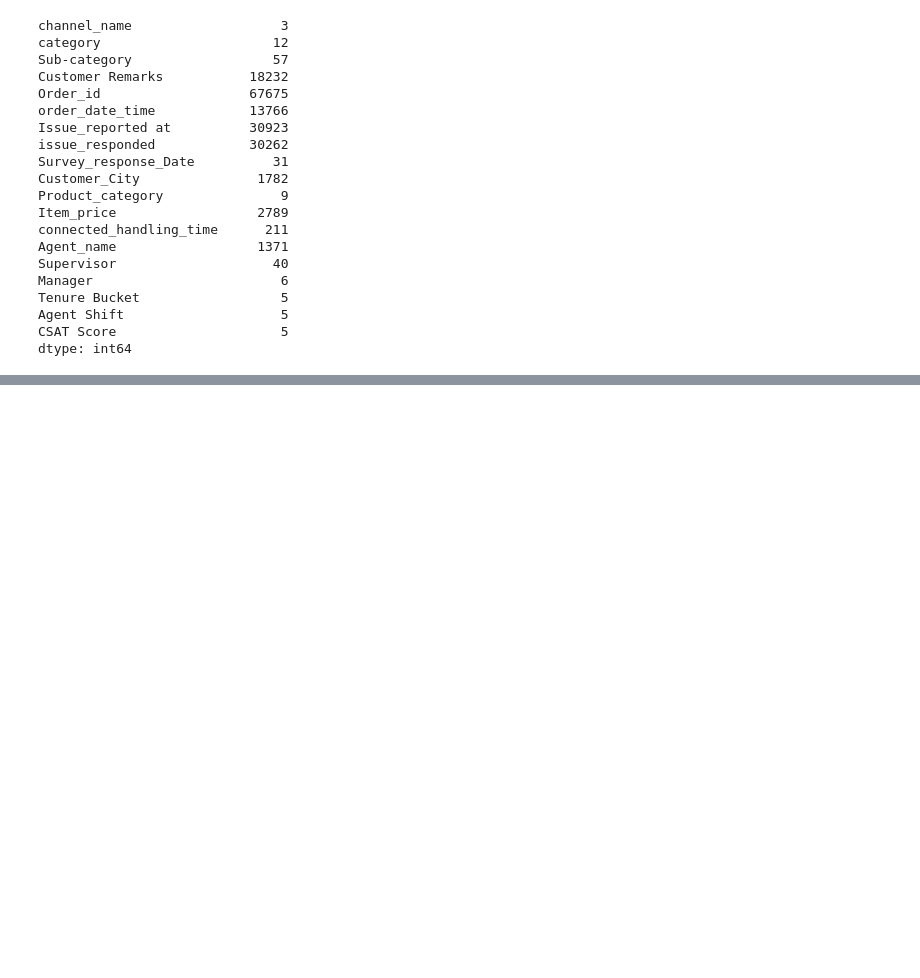
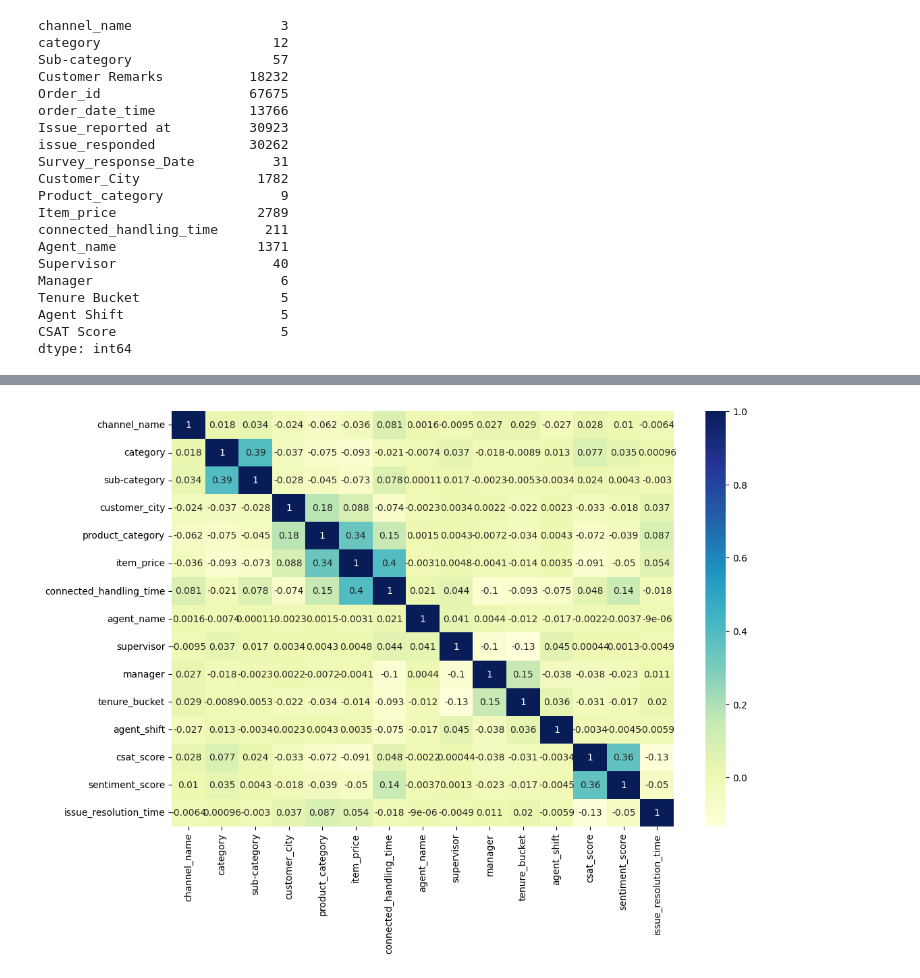
Before and after one commit to sushantkas/DEEP-CSAT-Project, a Jupyter notebook: EDA.ipynb, the cells around one changed output, grey strips where cells are left out. Saved outputs shown, nothing was run; the diff lists cells and outputs as text; code cells hidden in the pictures; blank space fills up the shorter version.

```diff
--- a/EDA.ipynb
+++ b/EDA.ipynb
@@ -383,5 +618,8 @@ with open("knn_imputer.pkl","wb") as f:
 # %%
+plt.figure(figsize=(12,8))
 sns.heatmap(cdata.select_dtypes(include=["int","float","bool","datetime"]).corr(), annot=True, cmap="YlGnBu");
+# %% [output]
+[figure, added]
 # %%
 sns.heatmap(encoded_data[['item_price', 'connected_handling_time', 'csat_score',
        'sentiment_score', 'issue_resolution_time']].corr(), annot=True, cmap="YlGnBu");
```
Also changed, not shown: parts of 58 cells of this notebook, 5 other files.
